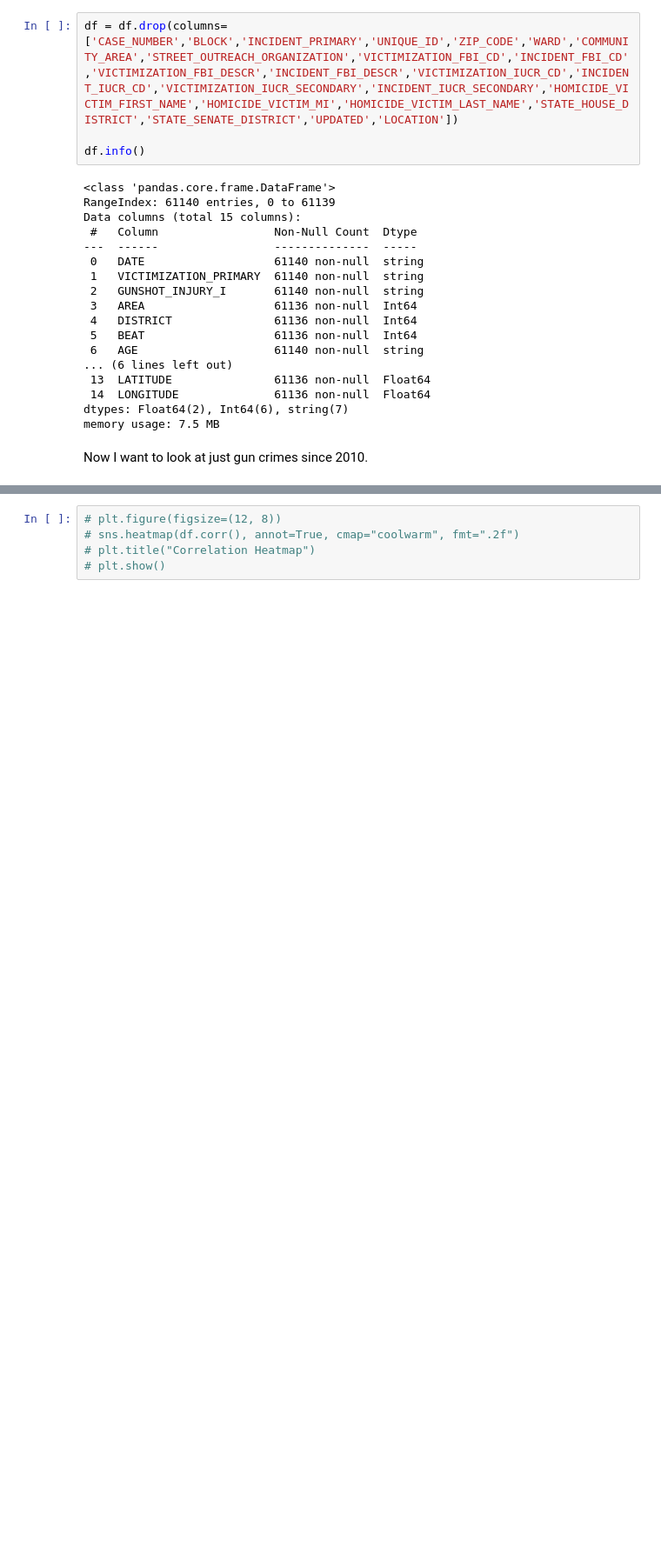
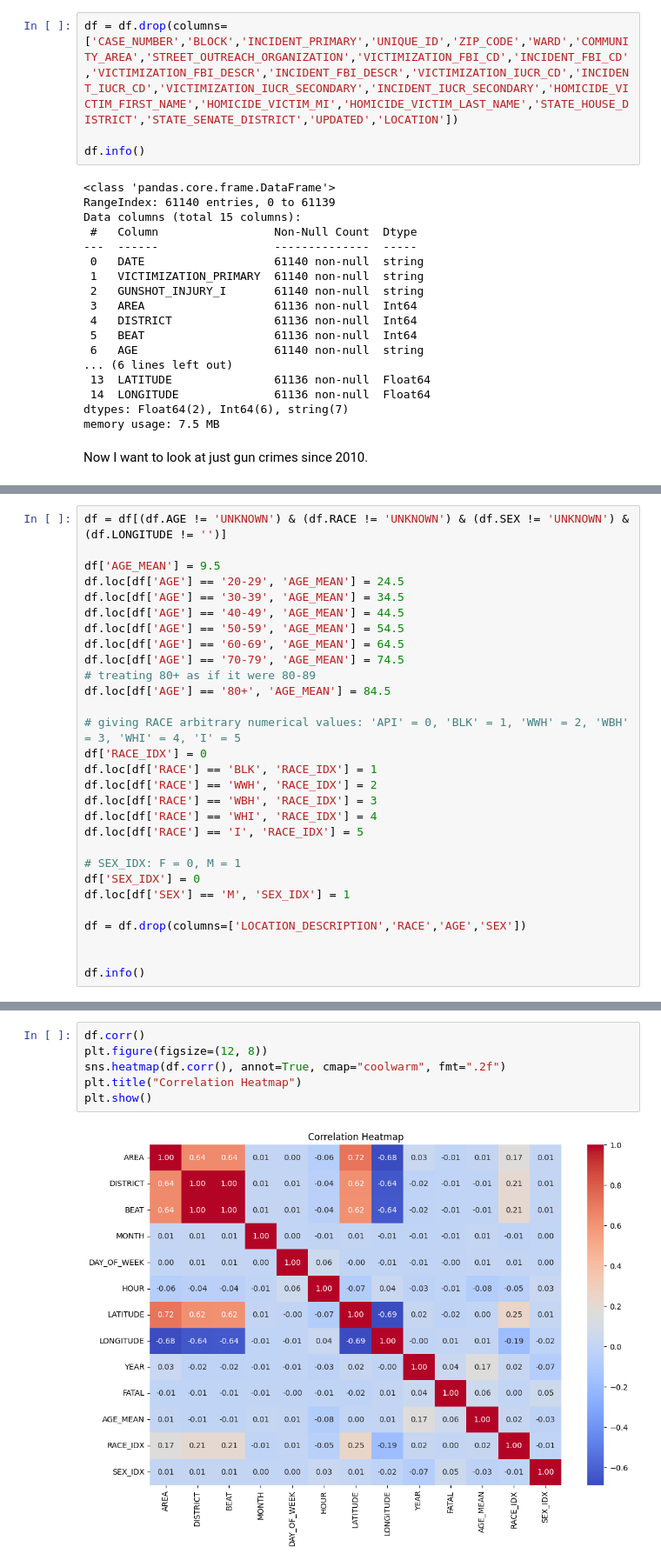
Before and after one commit to apoyando/CHIcrime, a Jupyter notebook: CHIcrime.ipynb, the cells around one changed output, grey strips where cells are left out. Shown at 87% size. Saved outputs shown, nothing was run; the diff lists cells and outputs as text; blank space fills up the shorter version.

```diff
--- a/CHIcrime.ipynb
+++ b/CHIcrime.ipynb
@@ -190,0 +182,29 @@ memory usage: 5.8 MB
+# %%
+df = df[(df.AGE != 'UNKNOWN') & (df.RACE != 'UNKNOWN') & (df.SEX != 'UNKNOWN') & (df.LONGITUDE != '')]
+
+df['AGE_MEAN'] = 9.5
+df.loc[df['AGE'] == '20-29', 'AGE_MEAN'] = 24.5
+df.loc[df['AGE'] == '30-39', 'AGE_MEAN'] = 34.5
+df.loc[df['AGE'] == '40-49', 'AGE_MEAN'] = 44.5
+df.loc[df['AGE'] == '50-59', 'AGE_MEAN'] = 54.5
+df.loc[df['AGE'] == '60-69', 'AGE_MEAN'] = 64.5
+df.loc[df['AGE'] == '70-79', 'AGE_MEAN'] = 74.5
+# treating 80+ as if it were 80-89
+df.loc[df['AGE'] == '80+', 'AGE_MEAN'] = 84.5
+
+# giving RACE arbitrary numerical values: 'API' = 0, 'BLK' = 1, 'WWH' = 2, 'WBH' = 3, 'WHI' = 4, 'I' = 5
+df['RACE_IDX'] = 0
+df.loc[df['RACE'] == 'BLK', 'RACE_IDX'] = 1
+df.loc[df['RACE'] == 'WWH', 'RACE_IDX'] = 2
+df.loc[df['RACE'] == 'WBH', 'RACE_IDX'] = 3
+df.loc[df['RACE'] == 'WHI', 'RACE_IDX'] = 4
+df.loc[df['RACE'] == 'I', 'RACE_IDX'] = 5
+
+# SEX_IDX: F = 0, M = 1
+df['SEX_IDX'] = 0
+df.loc[df['SEX'] == 'M', 'SEX_IDX'] = 1
+
+df = df.drop(columns=['LOCATION_DESCRIPTION','RACE','AGE','SEX'])
+
+
+df.info()
@@ -199,5 +246,8 @@ memory usage: 5.8 MB
 # %%
-# plt.figure(figsize=(12, 8))
-# sns.heatmap(df.corr(), annot=True, cmap="coolwarm", fmt=".2f")
-# plt.title("Correlation Heatmap")
-# plt.show()
+df.corr()
+plt.figure(figsize=(12, 8))
+sns.heatmap(df.corr(), annot=True, cmap="coolwarm", fmt=".2f")
+plt.title("Correlation Heatmap")
+plt.show()
+# %% [output]
+[figure, added]
```
Also changed, not shown: parts of 10 cells of this notebook.
